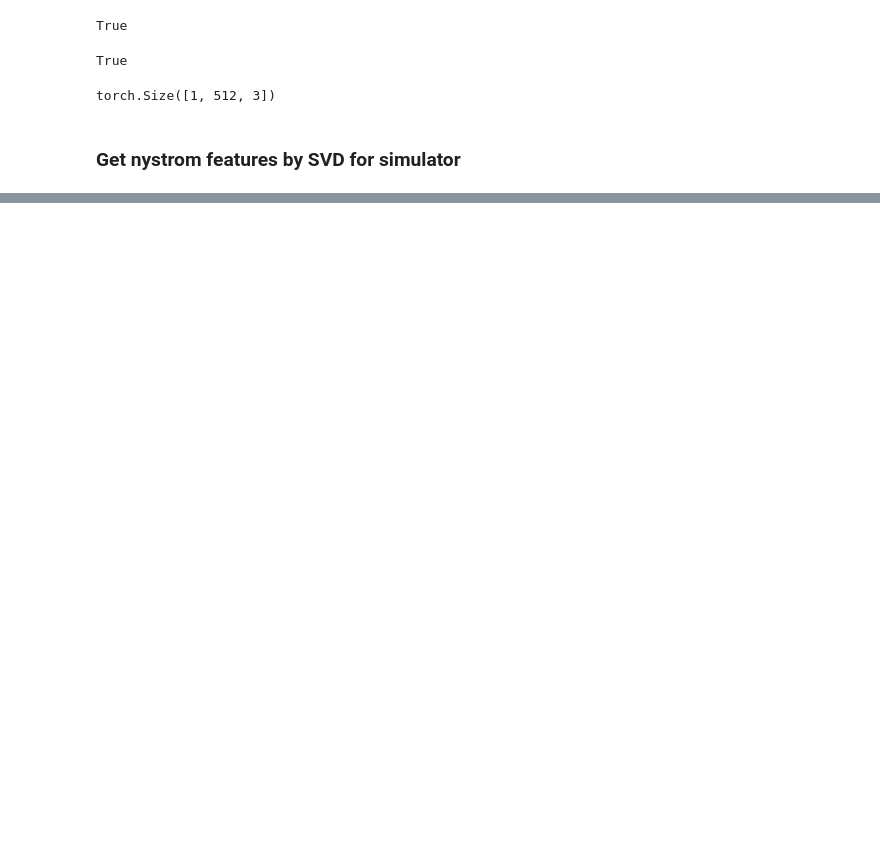
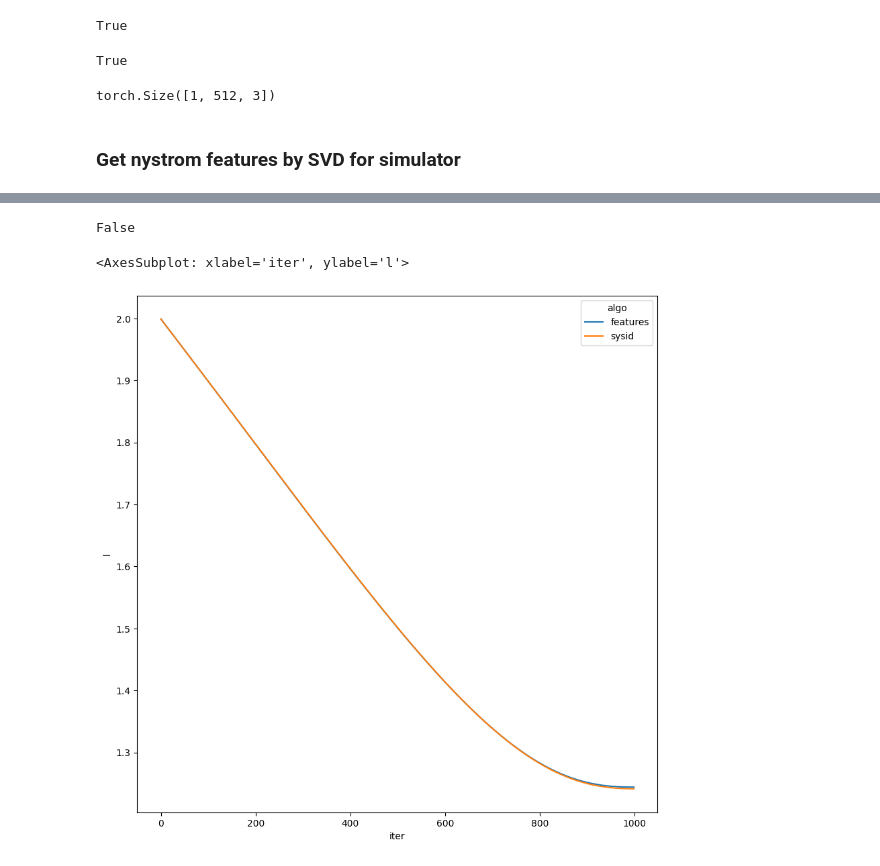
Before and after one commit to mahaitongdae/lvrep-rl-cloned, a Jupyter notebook: transfer/transfer.ipynb, the cells around one changed output, grey strips where cells are left out. Drawn from its saved outputs; the diff is of its cells as text; code cells hidden in the pictures; blank space fills up the shorter version.

```diff
--- a/transfer/transfer.ipynb
+++ b/transfer/transfer.ipynb
@@ -24,3 +14,5 @@ feature_extractor.set_dynamics(pendulum_3d)
+# %%
+pendulum_3d = Pendulum3D()
 # %%
 env = gymnasium.make('Pendulum-v1')
 feature_extractor = NystromFeatureExtractor(env)
@@ -59,0 +73,49 @@ False
+# %%
+torch.equal(phi, phi2)
+# %% [output]
+False
+# %%
+torch.autograd.set_detect_anomaly(True)
+optimizer = torch.optim.Adam([feature_extractor2.rollout_dynamics.g,
+                              feature_extractor2.rollout_dynamics.l,
+                              feature_extractor2.rollout_dynamics.m])
+loss = torch.nn.MSELoss()
+data = dict(iter = [], g=[], l=[], m=[])
+for i in range(1000):
+    fsa2 = pendulum_3d_2.rollout(torch.from_numpy(obs), torch.from_numpy(action))
+    phi2 = feature_extractor.get_nystrom_feature(fsa2)
+    supervised_loss = loss(phi.detach_(), phi2)
+    optimizer.zero_grad()
+    supervised_loss.backward()
+    optimizer.step()
+    data['iter'].append(i)
+    data['g'].append(feature_extractor2.rollout_dynamics.g.detach().item())
+    data['l'].append(feature_extractor2.rollout_dynamics.l.detach().item())
+    data['m'].append(feature_extractor2.rollout_dynamics.m.detach().item())
+# %%
+pendulum_3d_sysid = Pendulum3D(g=12.0, m=2.0, l=2.0)
+optimizer_sysid = torch.optim.Adam([pendulum_3d_sysid.g,
+                                    pendulum_3d_sysid.l,
+                                    pendulum_3d_sysid.m])
+data_sysid = dict(iter = [], g=[], l=[], m=[])
+for i in range(1000):
+    fsa2 = pendulum_3d_sysid.rollout(torch.from_numpy(obs), torch.from_numpy(action))
+    sysid_loss = loss(fsa2, fsa1.detach_())
+    optimizer_sysid.zero_grad()
+    sysid_loss.backward()
+    optimizer_sysid.step()
+    data_sysid['iter'].append(i)
+    data_sysid['g'].append(pendulum_3d_sysid.g.detach().item())
+    data_sysid['l'].append(pendulum_3d_sysid.l.detach().item())
+    data_sysid['m'].append(pendulum_3d_sysid.m.detach().item())
+# %%
+df1 = pd.DataFrame.from_dict(data)
+df1['algo'] = 'features'
+df2 = pd.DataFrame.from_dict(data_sysid)
+df2['algo'] = 'sysid'
+df = pd.concat([df1, df2], ignore_index=True)
+plt.figure(figsize=[10, 10])
+sns.lineplot(df, x='iter', y='l', hue='algo')
+# %% [output]
+<AxesSubplot: xlabel='iter', ylabel='l'>
+[figure, added]
```
Also changed, not shown: parts of 10 cells of this notebook, 3 other files.
